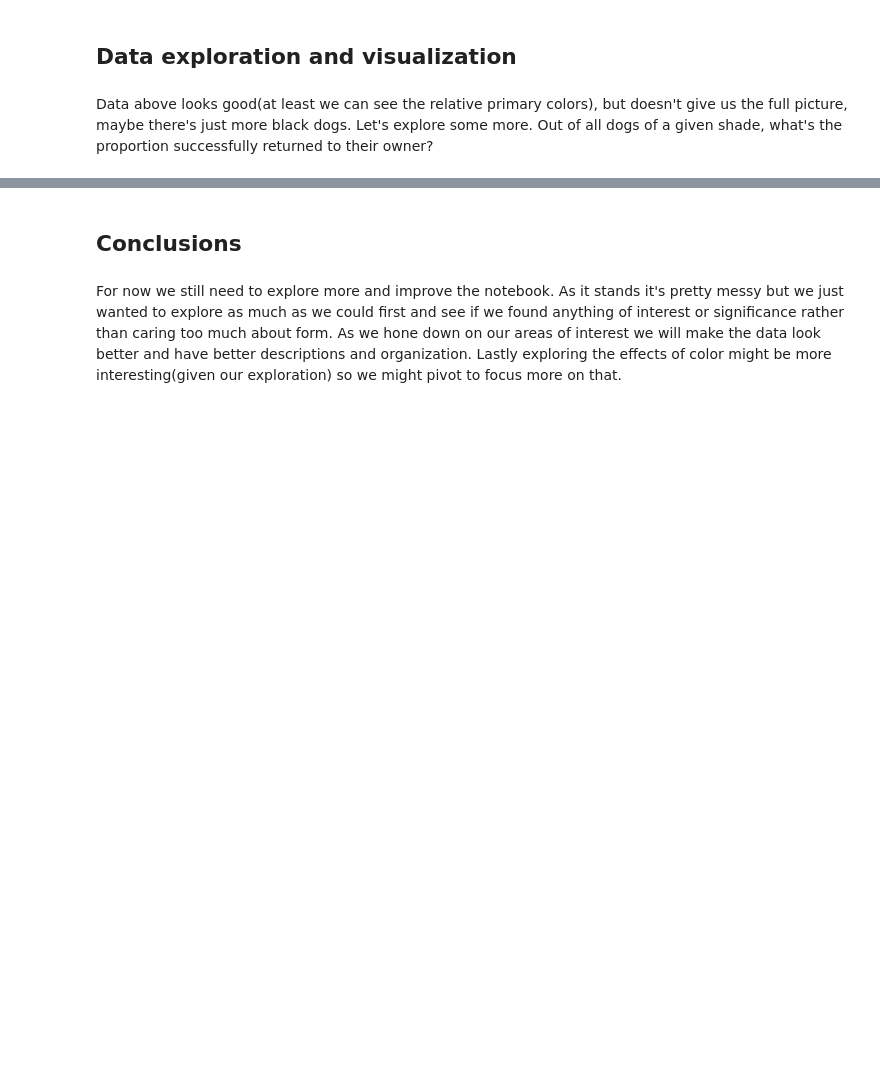
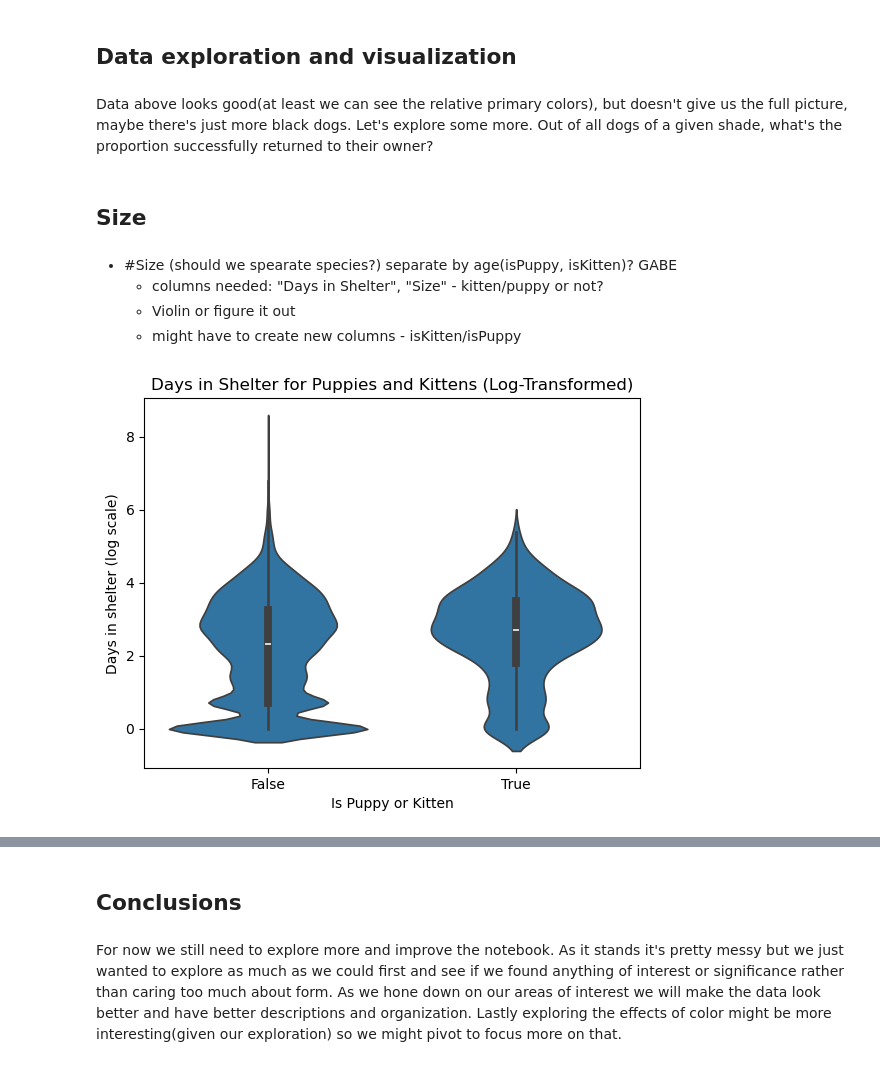
Before and after one commit to dalibug/383_ds_project_1, a Jupyter notebook: sonoma_shelter.ipynb, the cells around one changed output, grey strips where cells are left out. Cells and saved outputs as stored; diff of their text form; code cells hidden in the pictures; blank space fills up the shorter version.

Commit message:
My two plots

```diff
--- a/sonoma_shelter.ipynb
+++ b/sonoma_shelter.ipynb
@@ -207,3 +203,22 @@ TypeError: expected non-empty vector for x
 ## Data exploration and visualization
 # %% [markdown]
 Data above looks good(at least we can see the relative primary colors), but doesn't give us the full picture, maybe there's just more black dogs. Let's explore some more. Out of all dogs of a given shade, what's the proportion successfully returned to their owner?
+# %% [markdown]
+## Size
+# %% [markdown]
+ - #Size (should we spearate species?) separate by age(isPuppy, isKitten)? GABE
+    - columns needed: "Days in Shelter", "Size" - kitten/puppy or not?
+    - Violin or figure it out
+    - might have to create new columns - isKitten/isPuppy
+# %%
+# create a new column to tell if an animal is a puppy or kitten
+df["is_puppy_kitten"] = (df["Size"] == "KITTEN") | (df["Size"] == "PUPPY")
+# create new column for log and use log1p to handle zeros
+df["Days in Shelter_log"] = np.log1p(df["Days in Shelter"])
+sns.violinplot(x="is_puppy_kitten", y="Days in Shelter_log", data=df)
+plt.title("Days in Shelter for Puppies and Kittens (Log-Transformed)")
+plt.xlabel("Is Puppy or Kitten")
+plt.ylabel("Days in shelter (log scale)")
+plt.show();
+# %% [output]
+[figure, added]
```
Also changed, not shown: parts of 11 cells of this notebook, 3 other files.
